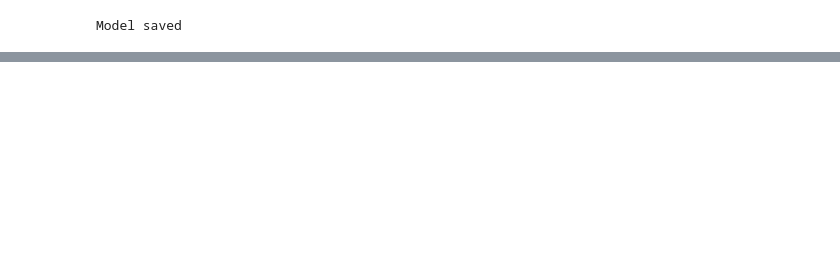
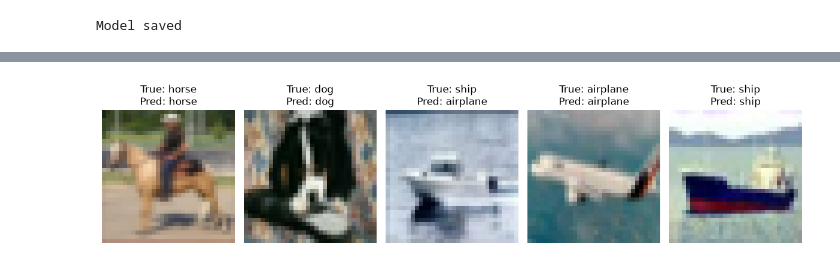
Before and after one commit to NullPointer-01/cnn-classifier, a Jupyter notebook: cnn_classifier.ipynb, the cells around one changed output, grey strips where cells are left out. Cells and saved outputs as stored; diff of their text form; code cells hidden in the pictures; blank space fills up the shorter version.

```diff
--- a/cnn_classifier.ipynb
+++ b/cnn_classifier.ipynb
@@ -185,0 +199,24 @@ plt.show()
+# %%
+# Display sample predictions
+mean_view = torch.tensor(mean).view(3, 1, 1)
+std_view = torch.tensor(std).view(3, 1, 1)
+
+fig, axes = plt.subplots(1, 5, figsize=(12, 6))
+
+for i, ax in enumerate(axes.flat):
+    image = images[i] * std_view + mean_view
+    image = image.clamp(0, 1).permute(1, 2, 0)
+
+    true_label = classes[labels[i].item()]
+    pred_label = classes[predictions[i].item()]
+
+    ax.imshow(image.numpy())
+    ax.set_title(
+        f"True: {true_label}\nPred: {pred_label}"
+    )
+    ax.axis("off")
+
+plt.tight_layout()
+plt.show()
+# %% [output]
+[figure, added]
```
Also changed, not shown: parts of 6 cells of this notebook.
